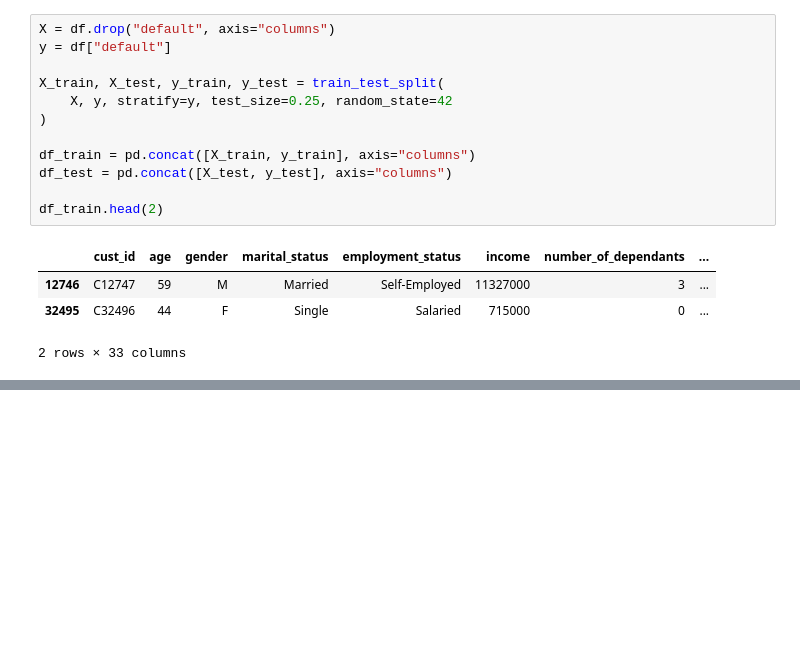
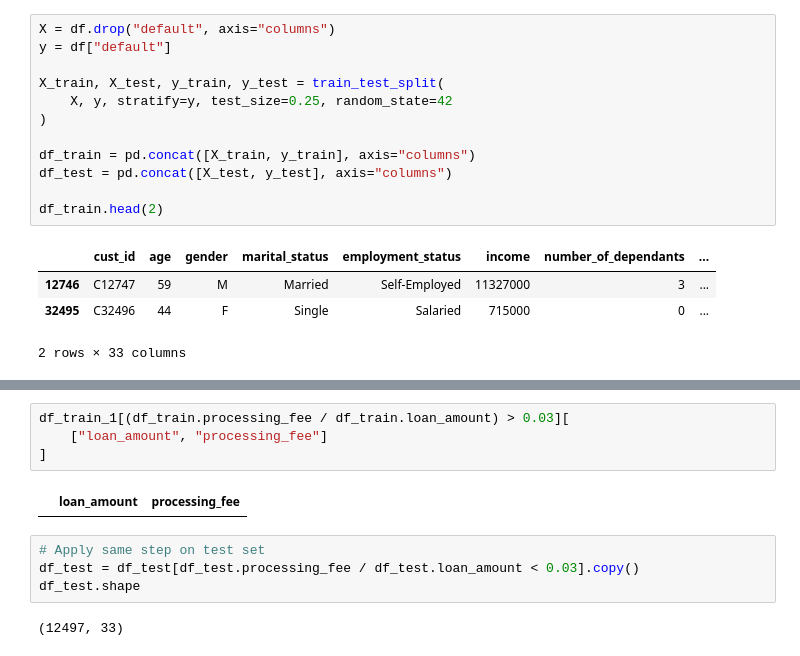
Before and after one commit to SakifKhan98/credit-risk-modeling-ml, a Jupyter notebook: credit_risk_model_ml.ipynb, the cells around one changed output, grey strips where cells are left out. Saved outputs shown, nothing was run; the diff lists cells and outputs as text; blank space fills up the shorter version.

```diff
--- a/credit_risk_model_ml.ipynb
+++ b/credit_risk_model_ml.ipynb
@@ -103,0 +283,12 @@ df_train.head(2)
+# %%
+df_train_1[(df_train.processing_fee / df_train.loan_amount) > 0.03][
+    ["loan_amount", "processing_fee"]
+]
+# %% [output]
+|  | loan_amount | processing_fee |
+# %%
+# Apply same step on test set
+df_test = df_test[df_test.processing_fee / df_test.loan_amount < 0.03].copy()
+df_test.shape
+# %% [output]
+(12497, 33)
```
Also changed, not shown: parts of 18 cells of this notebook.
